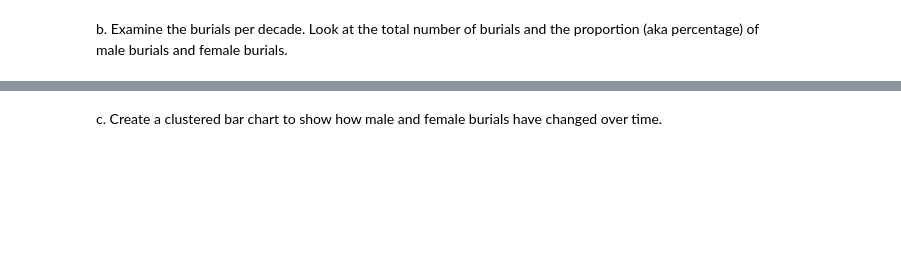
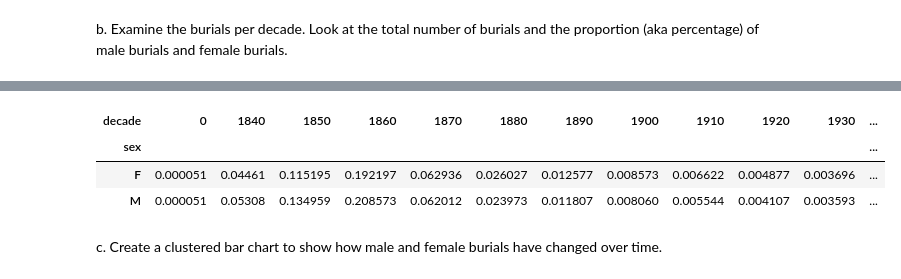
Before and after one commit to NSS-Data-Analytics-Cohort-10/advanced-pandas-megyg6, a Jupyter notebook: notebooks/nash_city_cemetery_pandas.ipynb, the cells around one changed output, grey strips where cells are left out. Saved outputs shown, nothing was run; the diff lists cells and outputs as text; code cells hidden in the pictures; blank space fills up the shorter version.

```diff
--- a/notebooks/nash_city_cemetery_pandas.ipynb
+++ b/notebooks/nash_city_cemetery_pandas.ipynb
@@ -365,2 +393,10 @@ AssertionError: arrays and names must have the same length
+# %%
+pd.crosstab(female_male['sex'], female_male['decade'],
+                      normalize=True)
+# %% [output]
+| decade | 0 | 1840 | 1850 | 1860 | 1870 | 1880 | 1890 | 1900 | 1910 | 1920 | 1930 | ... |
+| sex |  |  |  |  |  |  |  |  |  |  |  | ... |
+| F | 0.000051 | 0.04461 | 0.115195 | 0.192197 | 0.062936 | 0.026027 | 0.012577 | 0.008573 | 0.006622 | 0.004877 | 0.003696 | ... |
+| M | 0.000051 | 0.05308 | 0.134959 | 0.208573 | 0.062012 | 0.023973 | 0.011807 | 0.008060 | 0.005544 | 0.004107 | 0.003593 | ... |
 # %% [markdown]
  c. Create a clustered bar chart to show how male and female burials have changed over time.
```
Also changed, not shown: parts of 31 cells of this notebook.
